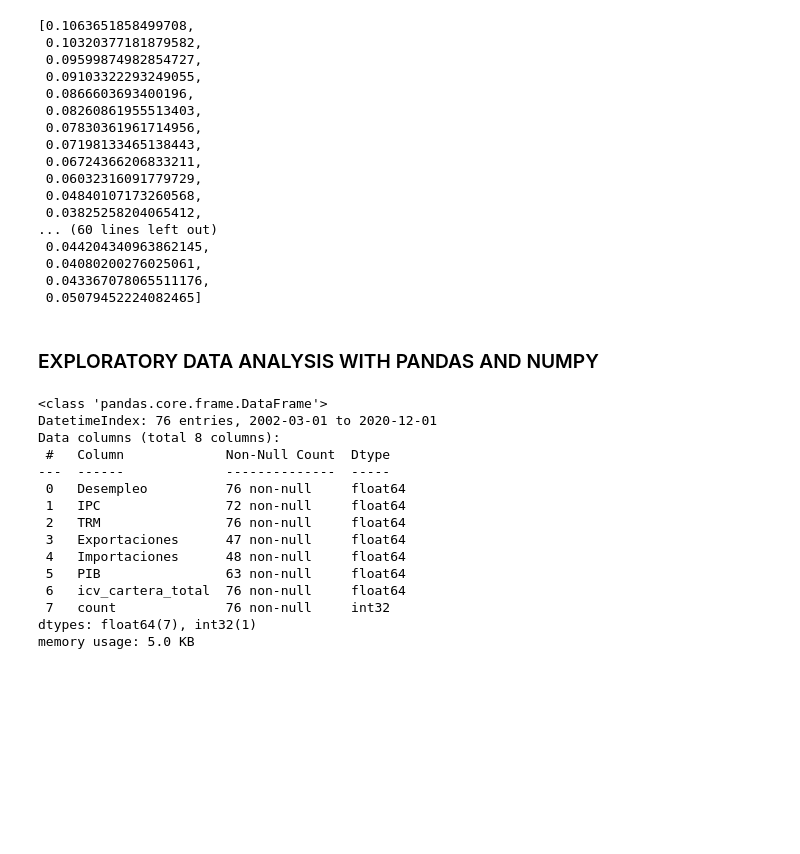
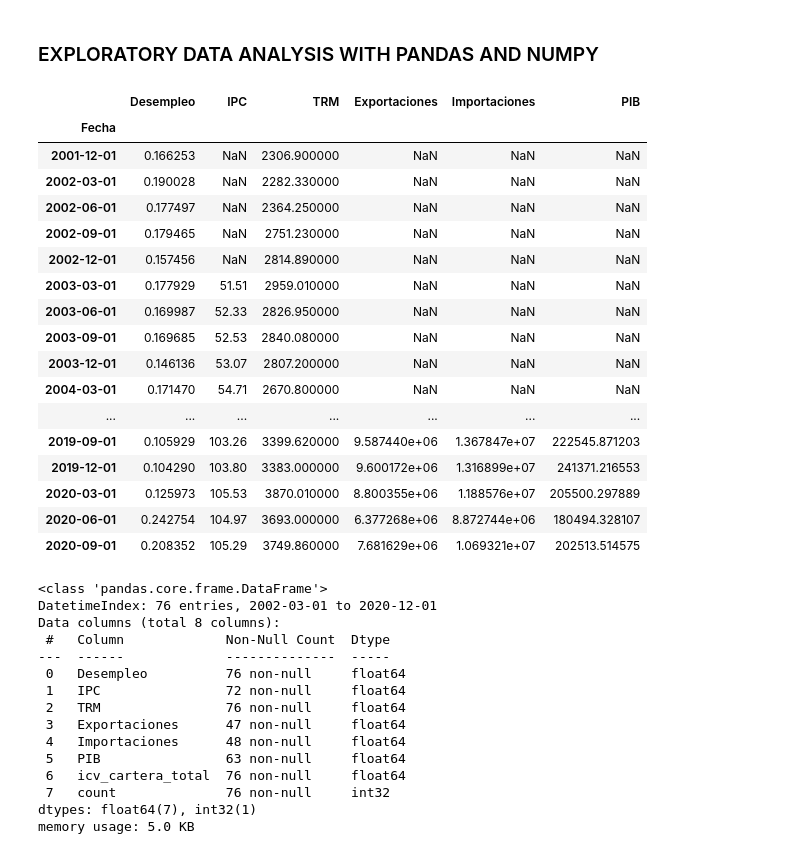
Before and after one commit to HijoBejuco/Time_Series_Predictors, a Jupyter notebook: models.ipynb, the cells around one changed output. Cells and saved outputs as stored; diff of their text form; code cells hidden in the pictures; blank space fills up the shorter version.

```diff
--- a/models.ipynb
+++ b/models.ipynb
@@ -19,31 +19,31 @@ quarterly_resampled_indice_df = indice_df.ICV_cartera_total.resample('Q').mean()
-# %%
-uwu = list(quarterly_resampled_indice_df)
-uwu
-# %% [output]
-[0.1063651858499708,
- 0.10320377181879582,
- 0.09599874982854727,
- 0.09103322293249055,
- 0.0866603693400196,
- 0.08260861955513403,
- 0.07830361961714956,
- 0.07198133465138443,
- 0.06724366206833211,
- 0.06032316091779729,
- 0.04840107173260568,
- 0.03825258204065412,
-... (60 lines left out)
- 0.044204340963862145,
- 0.04080200276025061,
- 0.043367078065511176,
- 0.05079452224082465]
 # %% [markdown]
 ### EXPLORATORY DATA ANALYSIS WITH PANDAS AND NUMPY
 # %%
 #read the 'variables' dataset
 data = pd.read_excel('variables_macro_trimestral.xlsx', index_col=0)
-#Remove the first 4 rows, to correctly match with the ICV data
-variables_df = data.iloc[4:].copy()
+#Remove the first 3 and the last rows, to correctly match with the ICV data
+variables_df = data.iloc[3:-1].copy()
+# %%
+variables_df
+# %% [output]
+|  | Desempleo | IPC | TRM | Exportaciones | Importaciones | PIB |
+| Fecha |  |  |  |  |  |  |
+| 2001-12-01 | 0.166253 | NaN | 2306.900000 | NaN | NaN | NaN |
+| 2002-03-01 | 0.190028 | NaN | 2282.330000 | NaN | NaN | NaN |
+| 2002-06-01 | 0.177497 | NaN | 2364.250000 | NaN | NaN | NaN |
+| 2002-09-01 | 0.179465 | NaN | 2751.230000 | NaN | NaN | NaN |
+| 2002-12-01 | 0.157456 | NaN | 2814.890000 | NaN | NaN | NaN |
+| 2003-03-01 | 0.177929 | 51.51 | 2959.010000 | NaN | NaN | NaN |
+| 2003-06-01 | 0.169987 | 52.33 | 2826.950000 | NaN | NaN | NaN |
+| 2003-09-01 | 0.169685 | 52.53 | 2840.080000 | NaN | NaN | NaN |
+| 2003-12-01 | 0.146136 | 53.07 | 2807.200000 | NaN | NaN | NaN |
+| 2004-03-01 | 0.171470 | 54.71 | 2670.800000 | NaN | NaN | NaN |
+| ... | ... | ... | ... | ... | ... | ... |
+| 2019-09-01 | 0.105929 | 103.26 | 3399.620000 | 9.587440e+06 | 1.367847e+07 | 222545.871203 |
+| 2019-12-01 | 0.104290 | 103.80 | 3383.000000 | 9.600172e+06 | 1.316899e+07 | 241371.216553 |
+| 2020-03-01 | 0.125973 | 105.53 | 3870.010000 | 8.800355e+06 | 1.188576e+07 | 205500.297889 |
+| 2020-06-01 | 0.242754 | 104.97 | 3693.000000 | 6.377268e+06 | 8.872744e+06 | 180494.328107 |
+| 2020-09-01 | 0.208352 | 105.29 | 3749.860000 | 7.681629e+06 | 1.069321e+07 | 202513.514575 |
 # %%
 #Merge the labels (ICV) and the predictors (variables) into a signel dataframe.
 variables_df['icv_cartera_total'] = list(quarterly_resampled_indice_df)
```
Also changed, not shown: parts of 2 cells of this notebook, 5 other files.
